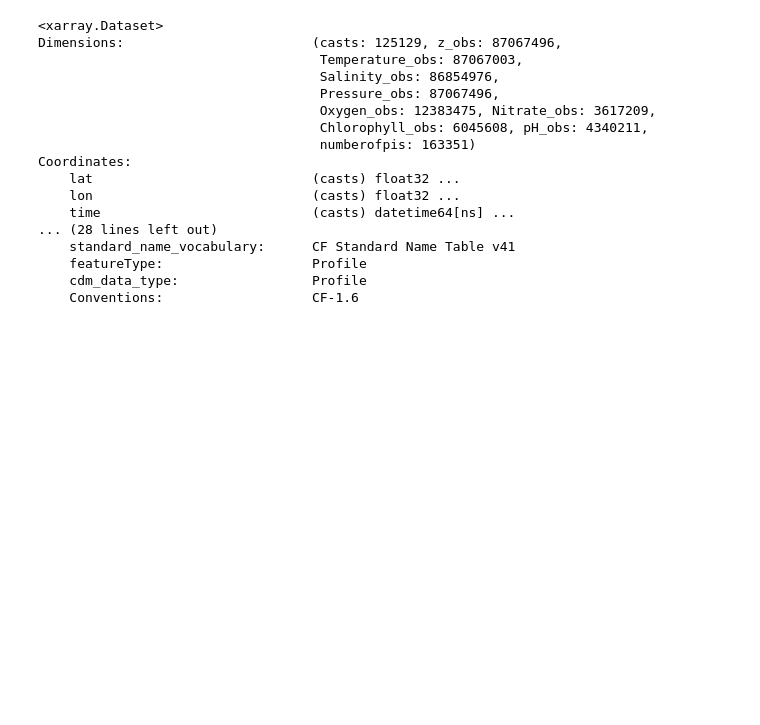
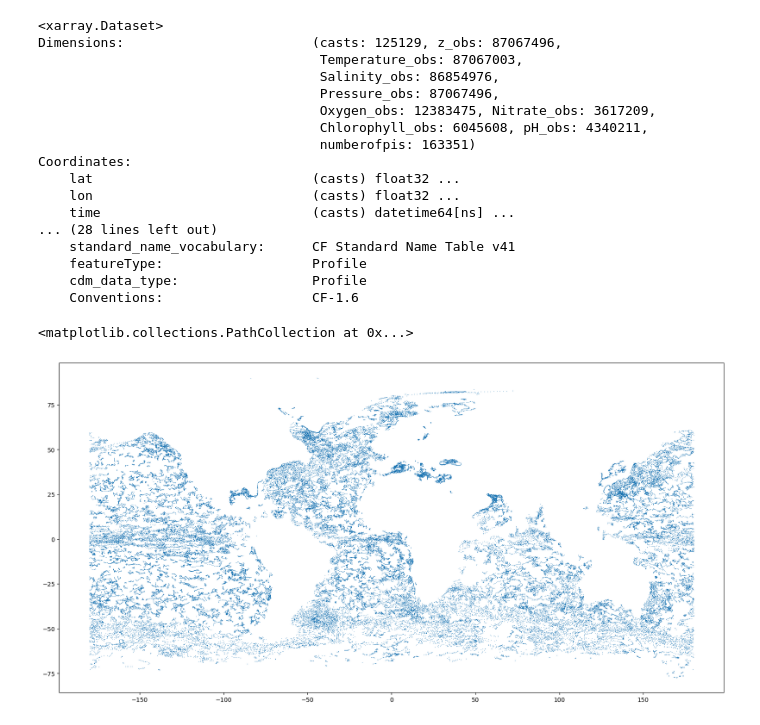
Before and after one commit to CARSv2/cars-v2, a Jupyter notebook: notebooks/WODviaS3FS.ipynb, the cells around one changed output. Drawn from its saved outputs; the diff is of its cells as text; code cells hidden in the pictures; blank space fills up the shorter version.

```diff
--- a/notebooks/WODviaS3FS.ipynb
+++ b/notebooks/WODviaS3FS.ipynb
@@ -78,3 +96,9 @@ Coordinates:
     featureType:                   Profile
     cdm_data_type:                 Profile
     Conventions:                   CF-1.6
+# %%
+plt.rcParams["figure.figsize"] = (20,10)
+plt.scatter(x=wod_pfl_2022.lon, y=wod_pfl_2022.lat, linewidths=0, s=0.5)
+# %% [output]
+<matplotlib.collections.PathCollection at 0x...>
+[figure, added]
```
Also changed, not shown: parts of 4 cells of this notebook.
